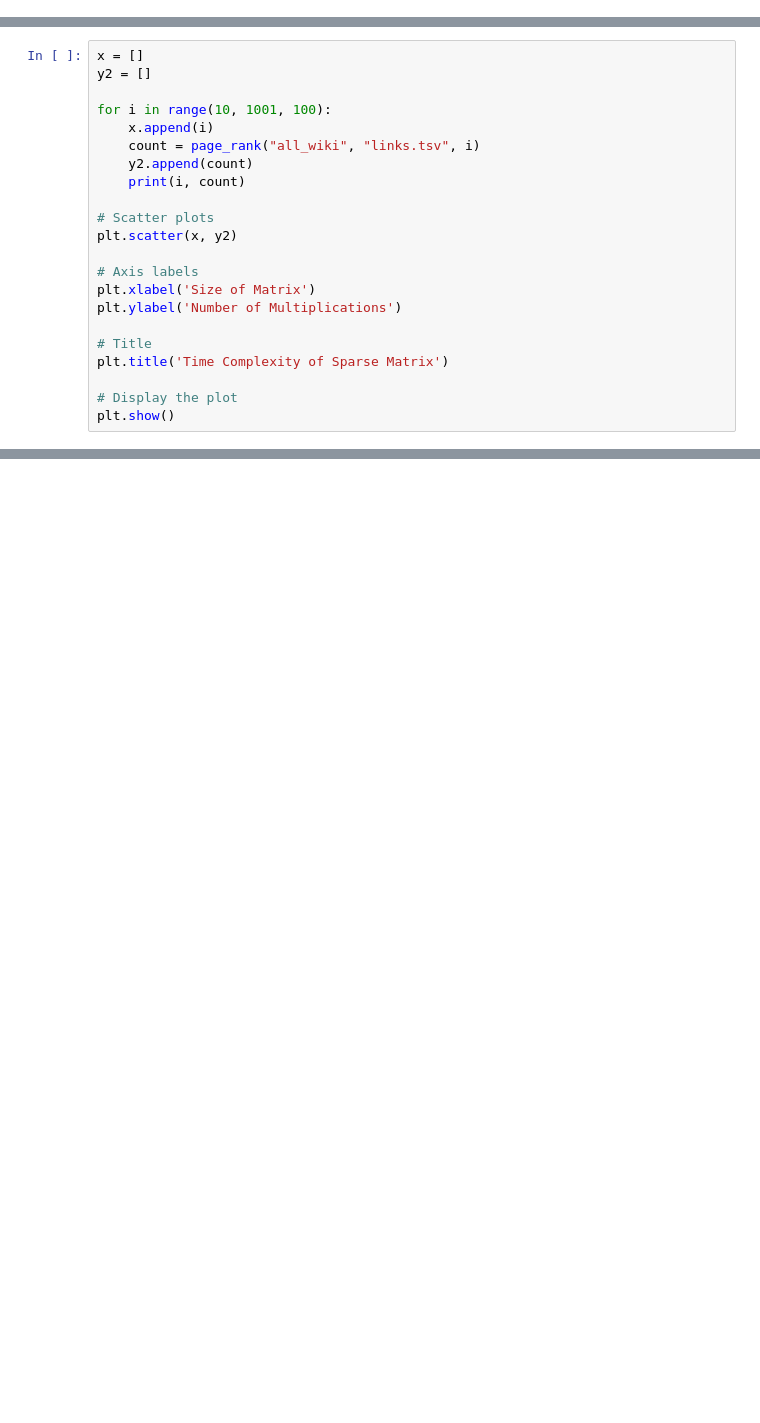
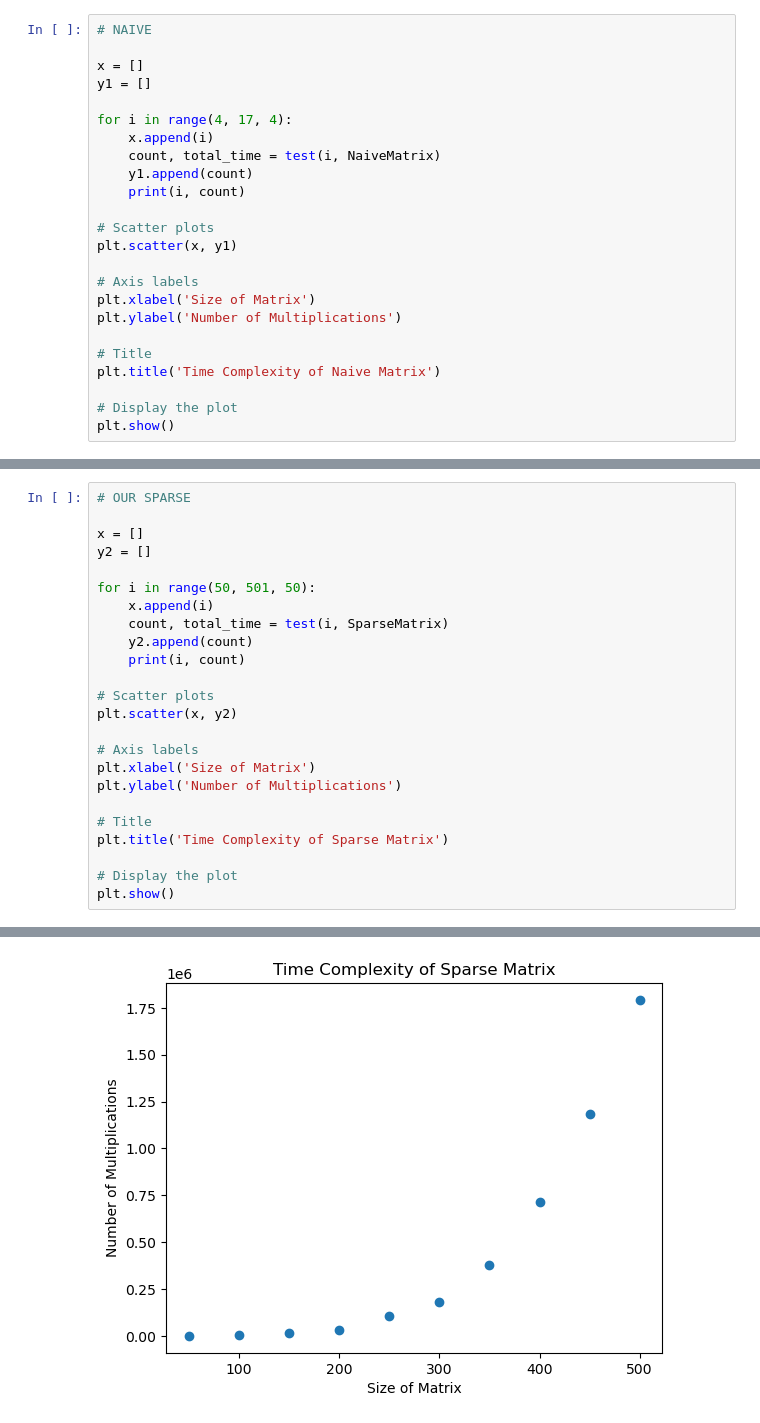
Before and after one commit to youngfeiler/CP307_Final_Proj, a Jupyter notebook: analysis.ipynb, the cells around one changed output, grey strips where cells are left out. Saved outputs shown, nothing was run; the diff lists cells and outputs as text; blank space fills up the shorter version.

Commit message:
graphs

```diff
--- a/analysis.ipynb
+++ b/analysis.ipynb
@@ -5,0 +35,24 @@ import matplotlib.pyplot as plt
+# %%
+# NAIVE
+
+x = []
+y1 = []
+
+for i in range(4, 17, 4):
+    x.append(i)
+    count, total_time = test(i, NaiveMatrix)
+    y1.append(count)
+    print(i, count)
+
+# Scatter plots
+plt.scatter(x, y1)
+
+# Axis labels
+plt.xlabel('Size of Matrix')
+plt.ylabel('Number of Multiplications')
+
+# Title
+plt.title('Time Complexity of Naive Matrix')
+
+# Display the plot
+plt.show()
@@ -6,10 +61,12 @@ import matplotlib.pyplot as plt
 # %%
+# OUR SPARSE
+
 x = []
 y2 = []
 
-for i in range(10, 1001, 100):
+for i in range(50, 501, 50):
     x.append(i)
-    count = page_rank("all_wiki", "links.tsv", i)
+    count, total_time = test(i, SparseMatrix)
     y2.append(count)
     print(i, count)
 
@@ -30,0 +96 @@ KeyboardInterrupt:
+[figure, added]
```
Also changed, not shown: parts of 7 cells of this notebook.
